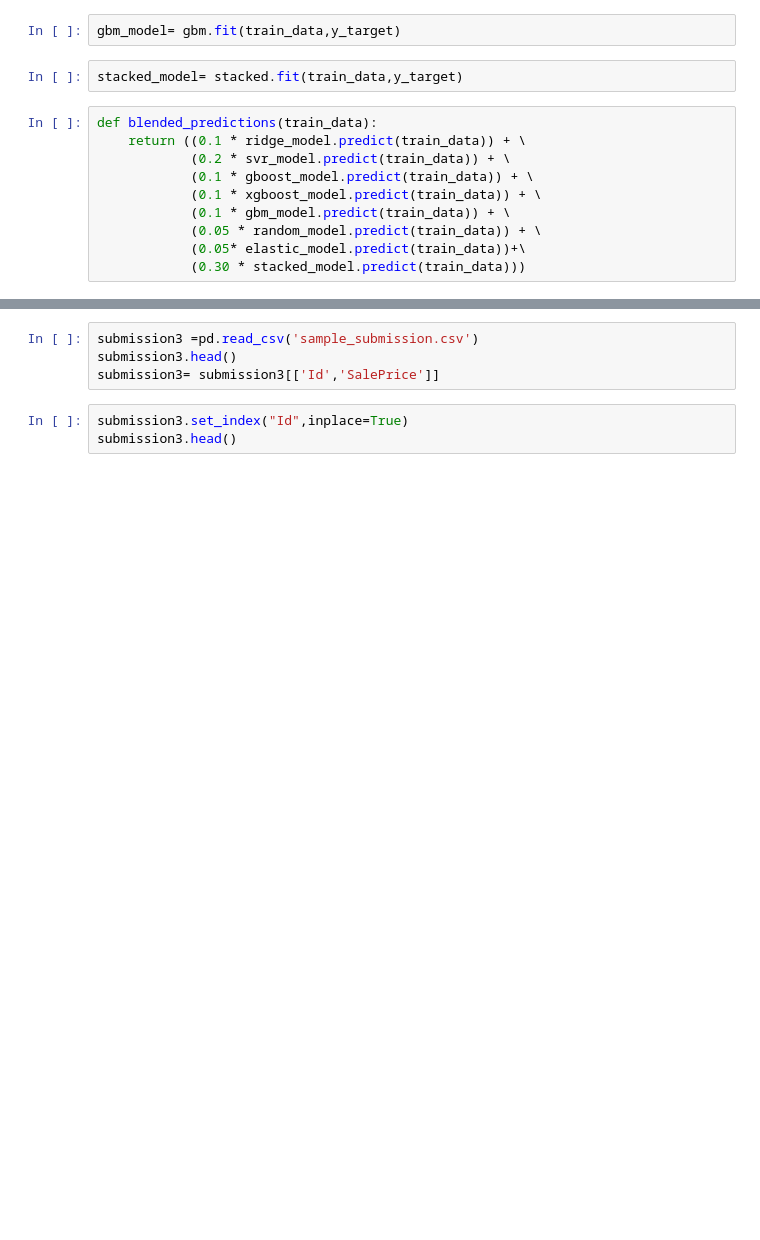
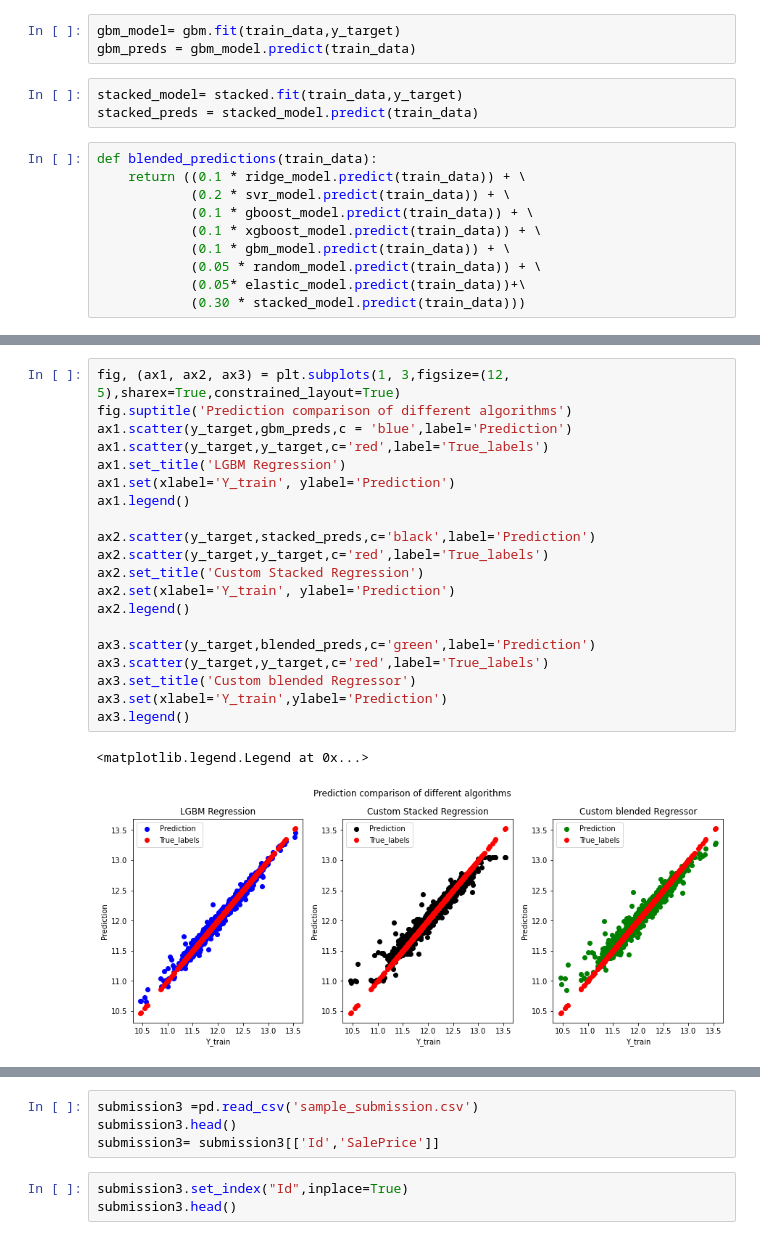
Before and after one commit to 95bhargav/House_prices, a Jupyter notebook: Kaggle_houses.ipynb, the cells around one changed output, grey strips where cells are left out. Saved outputs shown, nothing was run; the diff lists cells and outputs as text; blank space fills up the shorter version.

```diff
--- a/Kaggle_houses.ipynb
+++ b/Kaggle_houses.ipynb
@@ -733,7 +734,9 @@ random_model= random_forest.fit(train_data,y_target)
 # %%
 gbm_model= gbm.fit(train_data,y_target)
+gbm_preds = gbm_model.predict(train_data)
 # %%
 stacked_model= stacked.fit(train_data,y_target)
+stacked_preds = stacked_model.predict(train_data)
 # %%
 def blended_predictions(train_data):
     return ((0.1 * ridge_model.predict(train_data)) + \
@@ -755,0 +807,23 @@ RMSLE score on train data:
+# %%
+fig, (ax1, ax2, ax3) = plt.subplots(1, 3,figsize=(12, 5),sharex=True,constrained_layout=True)
+fig.suptitle('Prediction comparison of different algorithms')
+ax1.scatter(y_target,gbm_preds,c = 'blue',label='Prediction')
+ax1.scatter(y_target,y_target,c='red',label='True_labels')
+ax1.set_title('LGBM Regression')
+ax1.set(xlabel='Y_train', ylabel='Prediction')
+ax1.legend()
+
+ax2.scatter(y_target,stacked_preds,c='black',label='Prediction')
+ax2.scatter(y_target,y_target,c='red',label='True_labels')
+ax2.set_title('Custom Stacked Regression')
+ax2.set(xlabel='Y_train', ylabel='Prediction')
+ax2.legend()
+
+ax3.scatter(y_target,blended_preds,c='green',label='Prediction')
+ax3.scatter(y_target,y_target,c='red',label='True_labels')
+ax3.set_title('Custom blended Regressor')
+ax3.set(xlabel='Y_train',ylabel='Prediction')
+ax3.legend()
+# %% [output]
+<matplotlib.legend.Legend at 0x...>
+[figure, added]
```
Also changed, not shown: parts of 30 cells of this notebook, 1 other file.
